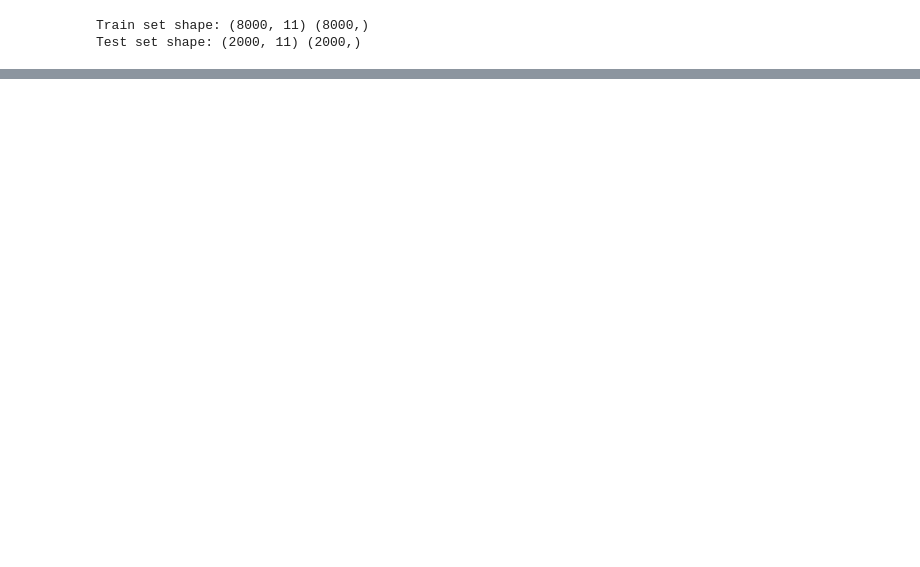
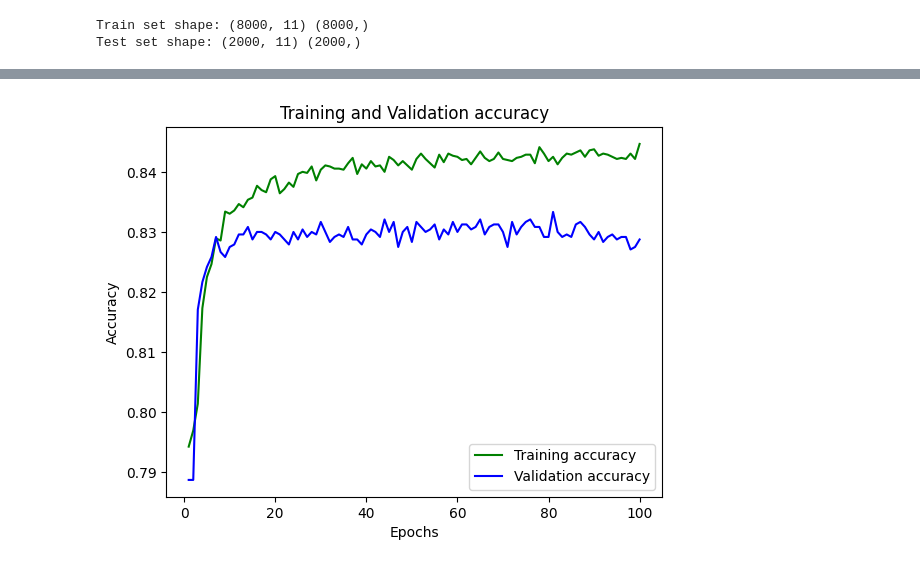
Before and after one commit to TiagoPedrotkd/DL_PP, a Jupyter notebook: notebooks/EDA_Churn.ipynb, the cells around one changed output, grey strips where cells are left out. Saved outputs shown, nothing was run; the diff lists cells and outputs as text; code cells hidden in the pictures; blank space fills up the shorter version.

```diff
--- a/notebooks/EDA_Churn.ipynb
+++ b/notebooks/EDA_Churn.ipynb
@@ -24 +21,7 @@ sys.path.append("D:\Repositories\DL_PP\src\churn_function.py")
+# %%
+import importlib.util
+file_path = "D:\Repositories\DL_PP\src\churn_function.py"
+spec = importlib.util.spec_from_file_location("churn_function", file_path)
+churn_function = importlib.util.module_from_spec(spec)
+spec.loader.exec_module(churn_function)
 # %%
@@ -28,7 +30,7 @@ from sklearn.preprocessing import StandardScaler
 import pandas as pd
 # %%
 file_path = "D:\Repositories\DL_PP\data\external\Churn.csv"
-df = import_data(file_path)
+df = churn_function.import_data(file_path)
 # %%
 df.head()
 # %% [output]
@@ -81,0 +158,13 @@ Test set shape: (2000, 11) (2000,)
+# %%
+loss_train = hist.history['accuracy']
+loss_val = hist.history['val_accuracy']
+epochs = range(1,101)
+plt.plot(epochs, loss_train, 'g', label='Training accuracy')
+plt.plot(epochs, loss_val, 'b', label='Validation accuracy')
+plt.title('Training and Validation accuracy')
+plt.xlabel('Epochs')
+plt.ylabel('Accuracy')
+plt.legend()
+plt.show()
+# %% [output]
+[figure, added]
```
Also changed, not shown: parts of 11 cells of this notebook, 1 other file.
